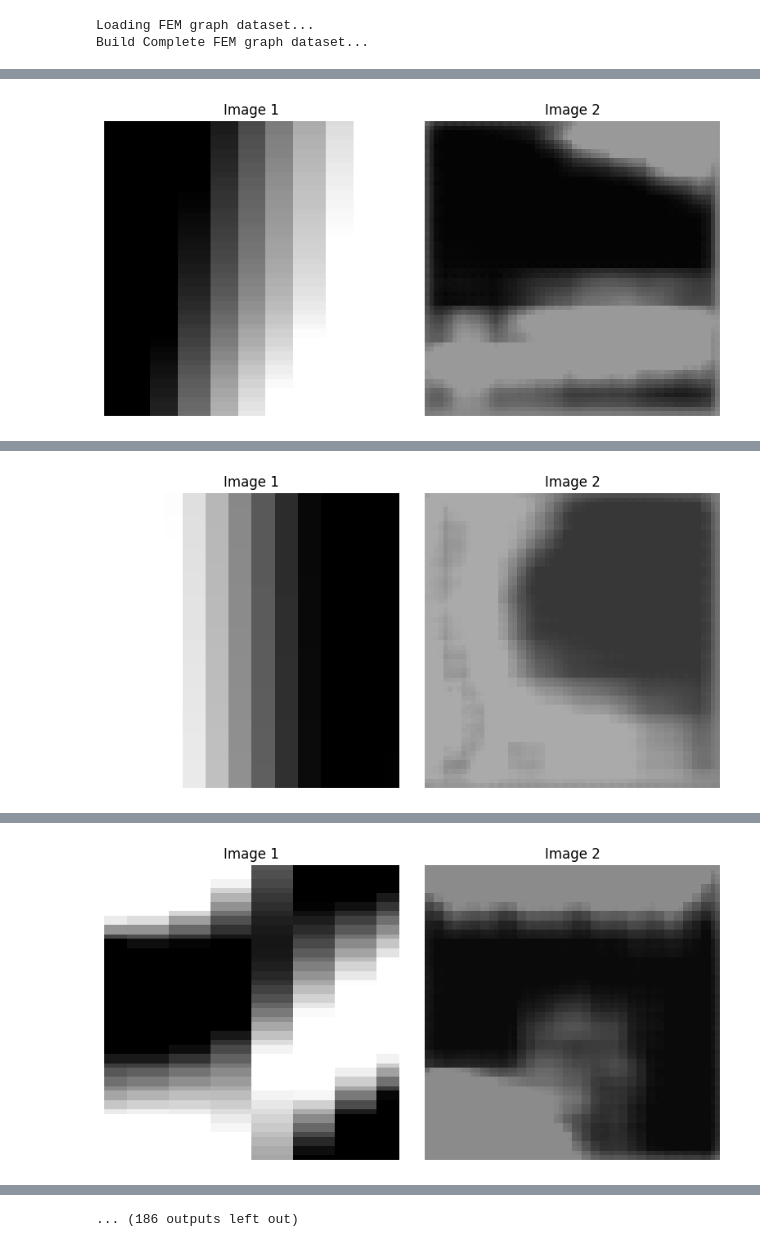
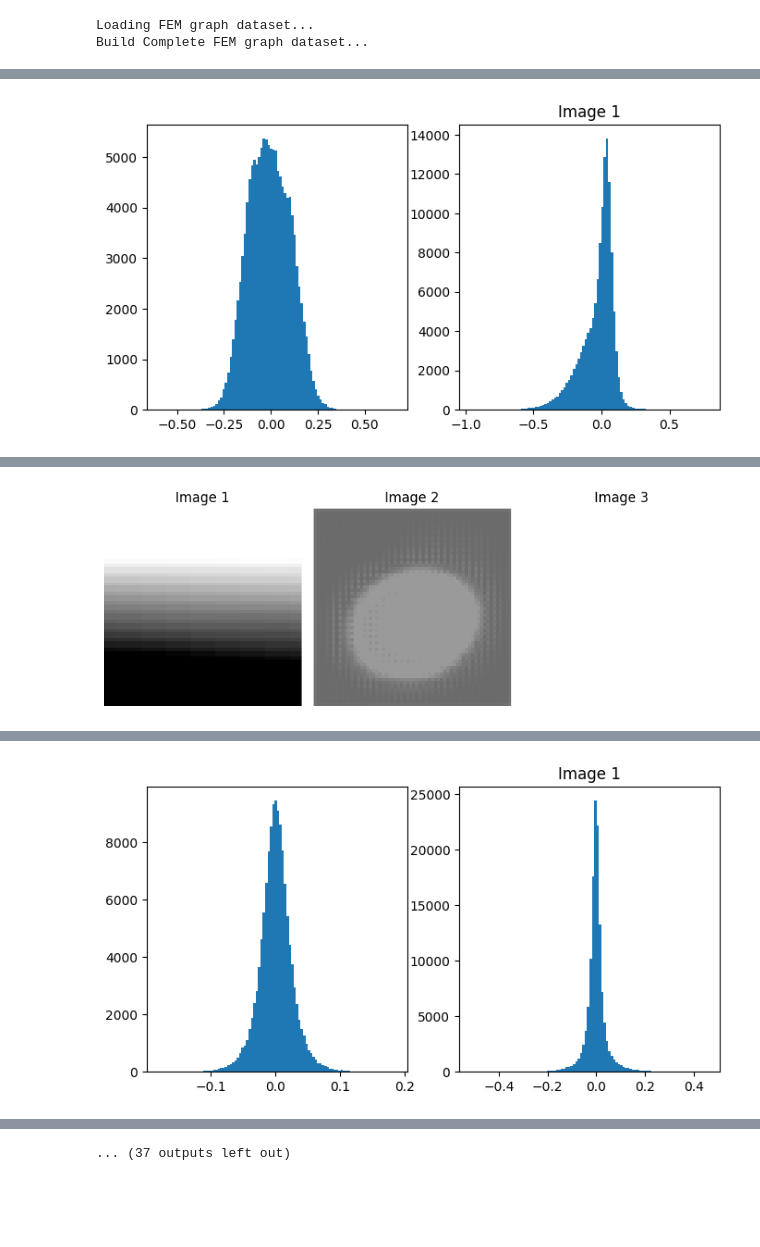
Before and after one commit to bento1/simulation_graph_app, a Jupyter notebook: aluminium_free_free/train_VAE4.ipynb, the cells around one changed output, grey strips where cells are left out. Saved outputs shown, nothing was run; the diff lists cells and outputs as text; code cells hidden in the pictures; blank space fills up the shorter version.

```diff
--- a/aluminium_free_free/train_VAE4.ipynb
+++ b/aluminium_free_free/train_VAE4.ipynb
@@ -48,13 +48,17 @@ def draw(data1,data2,model_param):
     Uf2_clip = np.clip(data2.cpu().detach().numpy(), ql, qh)
     print('vmin',Uf1_clip.min(),'vmax',Uf1_clip.max())
     plt.figure(figsize=(8, 4))
-    plt.subplot(1, 2, 1)
+    plt.subplot(1, 3, 1)
     plt.imshow(Uf1_clip, cmap="gray",vmin=Uf1_clip.min(),vmax=Uf1_clip.max())
     plt.title("Image 1")
     plt.axis("off")
-    plt.subplot(1, 2, 2)
+    plt.subplot(1, 3, 2)
     plt.imshow(Uf2_clip, cmap="gray",vmin=Uf1_clip.min(),vmax=Uf1_clip.max())
     plt.title("Image 2")
+    plt.axis("off")
+    plt.subplot(1, 3, 3)
+    plt.imshow(np.abs(Uf1_clip-Uf2_clip), cmap="gray",vmin=Uf1_clip.min(),vmax=Uf1_clip.max())
+    plt.title("Image 3")
     plt.axis("off")
     plt.tight_layout()
     plt.show()
@@ -117,13 +121,24 @@ def cvae_loss(x, scaled_x_hat, x_hat, mu, logvar, beta=1e-3):
     recon_detail = charbonnier_loss(x_norm,scaled_x_hat)
     kl = kl_divergence_gaussian(mu, logvar)
     scale=recon.mean().item()/recon_detail.mean().item()
-    return recon + recon_detail + beta * kl, {"recon": recon.detach(),"recon_detail":recon_detail.detach(), "kl": kl.detach()}
-
+    return 0.4*recon + 0.5*recon_detail + beta * kl, {"recon": recon.detach(),"recon_detail":recon_detail.detach(), "kl": kl.detach()}
+def draw_latent(mu, logvar, clamp=(-10, 10)):
+    if clamp is not None:
+        logvar = torch.clamp(logvar, min=clamp[0], max=clamp[1])
+        mu = mu.view(mu.size(0), -1)
+        logvar = logvar.view(logvar.size(0), -1)
+        plt.figure(figsize=(8, 4))
+        plt.subplot(1, 2, 1)
+        plt.hist(mu.flatten().detach().cpu(), bins=100)
+        plt.subplot(1, 2, 2)
+        plt.hist(logvar.flatten().detach().cpu(), bins=100)
+        plt.title("Image 1")
+        plt.show()
 def train_one_epoch(model, loader, device, opt, model_param,epoch):
     model.train()
     total = 0.0
     count=0
-    beta_target=3e-1
+    beta_target=1e-1
     warmup_epochs=10
     warm = min(1.0, (epoch + 1) / max(1, warmup_epochs))
     beta = beta_target * warm
@@ -139,10 +154,11 @@ def train_one_epoch(model, loader, device, opt, model_param,epoch):
             opt.step()
             total += float(loss.item())
             count+=1
-            if count % 100 == 0:
+            if count % 50 == 0:
                 print('[TRAIN] epoch: ',epoch,'batch: ',i,'step: ',count,'loss: ',float(loss.item()),'recon_detail loss: ', parts['recon_detail'] ,'kl loss: ', parts['kl'])
                 origin_image=torch.stack(imags[b])[0,:][(model_param['in_channels']-1)//2]
                 pred_image=x_hat[0,:][(model_param['in_channels']-1)//2].cpu()
+                draw_latent(mu, logvar, clamp=(-10, 10))
                 draw(origin_image,pred_image,model_param)
         del batch
         gc.collect()
@@ -161,11 +177,11 @@ def eval_one_epoch(model, loader, device,  model_param,epoch):
         conds=batch['cond']
         for b in range(len(imags)):
             s_batch = {'image':torch.stack(imags[b]).to(device),'cond':torch.Tensor(np.array(conds[b])).to(device)}
-            x_hat, mu, logvar, _ , ms= model(s_batch['image'])
-            loss, parts = cvae_loss(s_batch['image'], x_hat, mu, logvar, beta=beta)
+            scaled_x_hat,x_hat, mu, logvar, _ = model(s_batch['image'])
+            loss, parts = cvae_loss(s_batch['image'], scaled_x_hat,x_hat, mu, logvar, beta=beta)
             total += float(loss.item())
             count+=1
-            if count % 100 == 0:
+            if count % 50 == 0:
                 print('[VALID] epoch: ',epoch,'batch: ',i,'step: ',count,'loss: ',float(loss.item()),'kl loss: ', parts['kl'])
                 origin_image=torch.stack(imags[b])[0,:][(model_param['in_channels']-1)//2]
                 pred_image=x_hat[0,:][(model_param['in_channels']-1)//2].cpu()
@@ -187,11 +203,11 @@ def main():
                 'out_channels':3,
                 'GRID':64,
                 'loss_scale':1.0,
-                'learning_rate':2e-3,
+                'learning_rate':1e-3,
                 'num_epochs':1000,
                 'base':256,
-                'latent_dim':32,
-                'batch_size':4,
+                'latent_dim':128,
+                'batch_size':64,
                 'depth':4 }
 
     train_ds = MeshDataset(root_dir=root,type='train',GRID=model_param['GRID'],in_channels=model_param['in_channels'])
@@ -250 +265 @@ vmin -0.18519044 vmax -0.18331258
-[figure, old version]
+[figure, new version]
@@ -253 +267 @@ vmin -0.19001521 vmax -0.18026698
-[figure, old version]
+[figure, new version]
@@ -256 +269 @@ vmin -0.18501602 vmax -0.1841649
-[figure, old version]
+[figure, new version]
@@ -265 +275 @@ vmin -0.18489398 vmax -0.18432915
-... (186 outputs left out)
+... (37 outputs left out)
```
Also changed, not shown: parts of 1 cell of this notebook, 4 other files.
